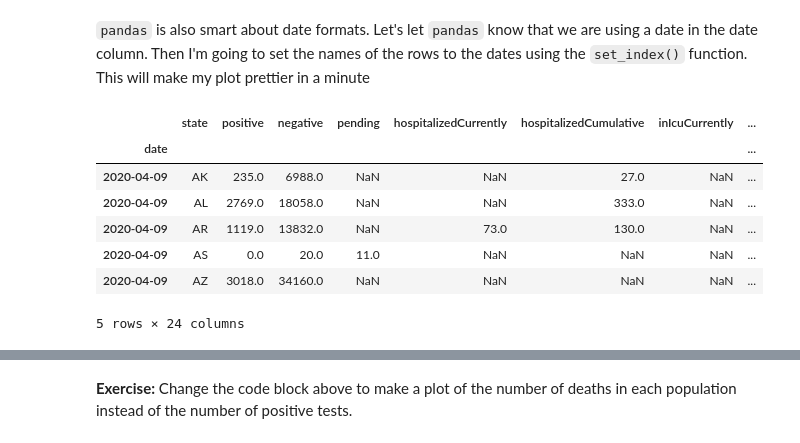
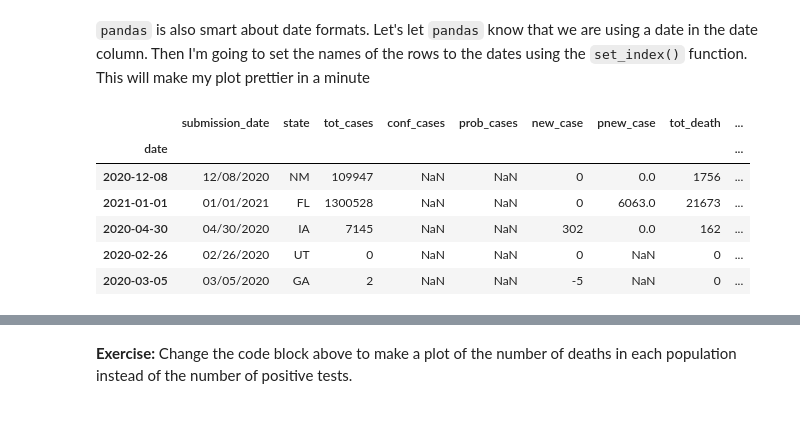
Before and after one commit to andrewkern/bio399, a Jupyter notebook: week2.ipynb, the cells around one changed output, grey strips where cells are left out. Drawn from its saved outputs; the diff is of its cells as text; code cells hidden in the pictures.

```diff
--- a/week2.ipynb
+++ b/week2.ipynb
@@ -36,3 +16,7 @@ import matplotlib.pyplot as plt
+# %%
+import pandas as pd
+query = ("https://data.cdc.gov/api/views/9mfq-cb36/rows.csv?accessType=DOWNLOAD")
+x = pd.read_csv(query)
 # %% [markdown]
 ## DataFrames
 What makes pandas useful is that it provides an object called a DataFrame. DataFrames represent spreadsheet-like data for us by containing an ordered collection of columns, each of which can be of it's own data type. DataFrames have an index on rows and columns, and are loosely a dict of lists.
@@ -42,5 +23,3 @@ checkout how easy it is to import the data from a `.csv` file it is using pandas
-# %%
-x = pd.read_csv("daily.csv")
 # %% [markdown]
 these `pandas` objects are pretty smart, so when you ask then to do stuff like print, they know what's up. evaluate the cell below, first just returning `x` and then uncommenting `x.head()`. this is a super helfpful way to look at a new dataset that you have imported.
 # %%
@@ -49,18 +42,17 @@ x
 # %% [markdown]
 `pandas` is also smart about date formats. Let's let `pandas` know that we are using a date in the date column. Then I'm going to set the names of the rows to the dates using the `set_index()` function. This will make my plot prettier in a minute
 # %%
-x['date']=pd.to_datetime(x['date'],format='%Y%m%d')
+x['date']=pd.to_datetime(x['submission_date'],format='%m/%d/%Y')
 x.set_index(['date'],inplace=True)
 x.head()
 # %% [output]
-|  | state | positive | negative | pending | hospitalizedCurrently | hospitalizedCumulative | inIcuCurrently | ... |
-| date |  |  |  |  |  |  |  | ... |
-| 2020-04-09 | AK | 235.0 | 6988.0 | NaN | NaN | 27.0 | NaN | ... |
-| 2020-04-09 | AL | 2769.0 | 18058.0 | NaN | NaN | 333.0 | NaN | ... |
-| 2020-04-09 | AR | 1119.0 | 13832.0 | NaN | 73.0 | 130.0 | NaN | ... |
-| 2020-04-09 | AS | 0.0 | 20.0 | 11.0 | NaN | NaN | NaN | ... |
-| 2020-04-09 | AZ | 3018.0 | 34160.0 | NaN | NaN | NaN | NaN | ... |
+|  | submission_date | state | tot_cases | conf_cases | prob_cases | new_case | pnew_case | tot_death | ... |
+| date |  |  |  |  |  |  |  |  | ... |
+| 2020-12-08 | 12/08/2020 | NM | 109947 | NaN | NaN | 0 | 0.0 | 1756 | ... |
+| 2021-01-01 | 01/01/2021 | FL | 1300528 | NaN | NaN | 0 | 6063.0 | 21673 | ... |
+| 2020-04-30 | 04/30/2020 | IA | 7145 | NaN | NaN | 302 | 0.0 | 162 | ... |
+| 2020-02-26 | 02/26/2020 | UT | 0 | NaN | NaN | 0 | NaN | 0 | ... |
+| 2020-03-05 | 03/05/2020 | GA | 2 | NaN | NaN | -5 | NaN | 0 | ... |
-5 rows × 24 columns
 # %%
 state1 = "CA"
 state2 = "NY"
```
Also changed, not shown: parts of 12 cells of this notebook.
